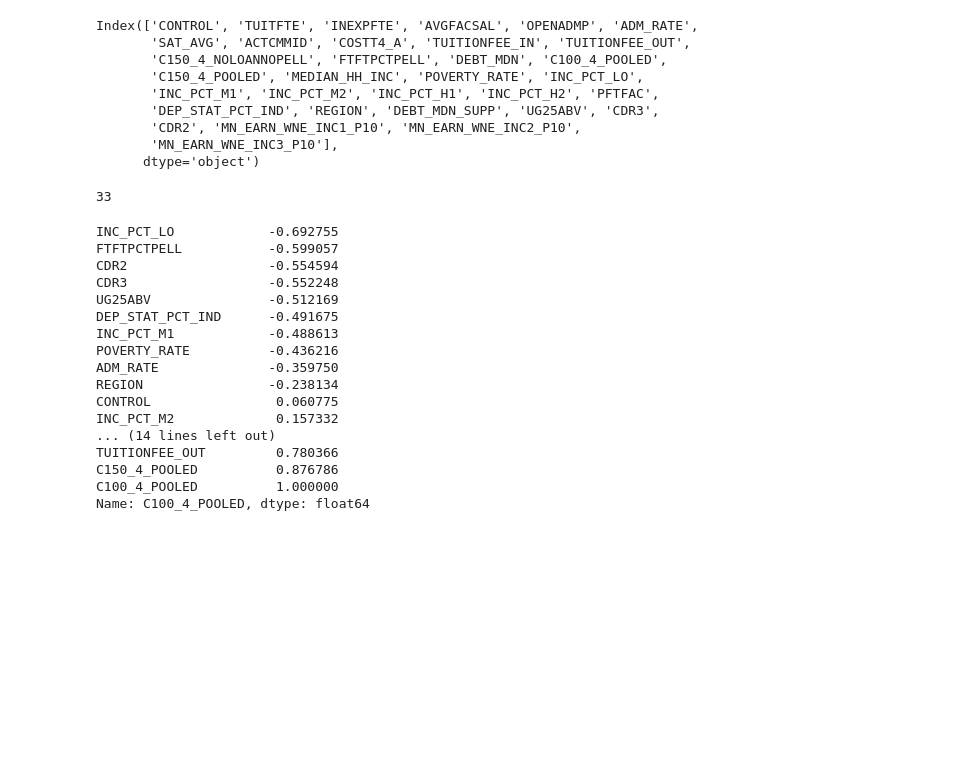
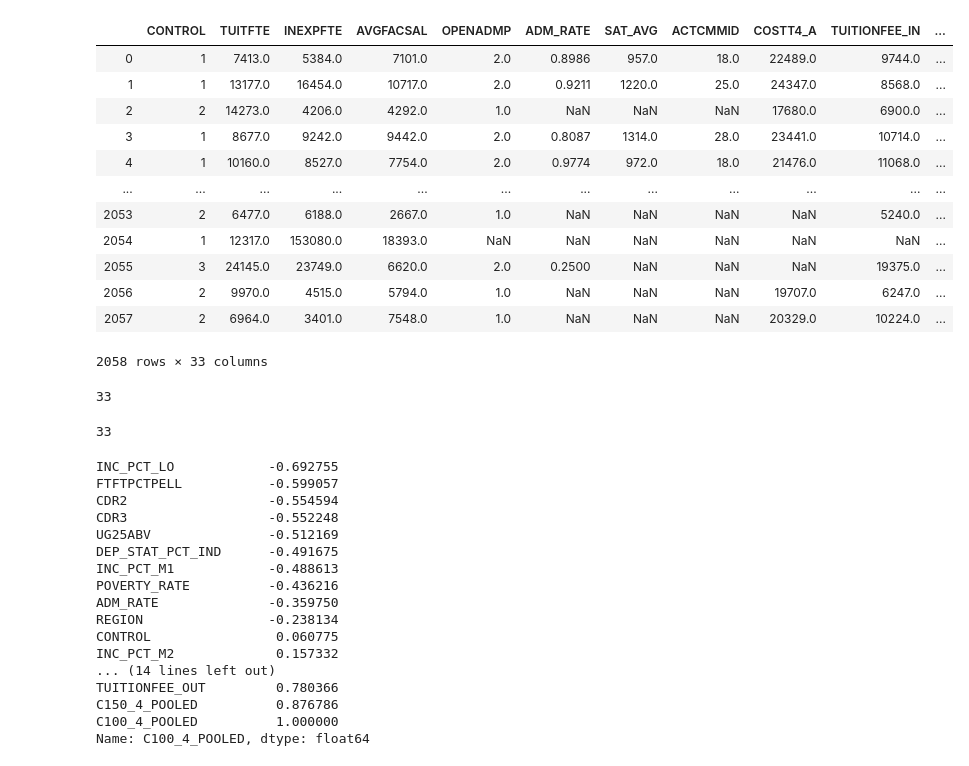
Before and after one commit to lcunningham24/Mod2Project, a Jupyter notebook: eda_visualizations_hypothesis.ipynb, the cells around one changed output. Cells and saved outputs as stored; diff of their text form; code cells hidden in the pictures; blank space fills up the shorter version.

```diff
--- a/eda_visualizations_hypothesis.ipynb
+++ b/eda_visualizations_hypothesis.ipynb
@@ -7,20 +7,28 @@ import matplotlib.pyplot as plt
 %matplotlib inline
 import seaborn as sns
 import scipy.stats as stats
+# %%
+df
+# %% [output]
+|  | CONTROL | TUITFTE | INEXPFTE | AVGFACSAL | OPENADMP | ADM_RATE | SAT_AVG | ACTCMMID | COSTT4_A | TUITIONFEE_IN | ... |
+| 0 | 1 | 7413.0 | 5384.0 | 7101.0 | 2.0 | 0.8986 | 957.0 | 18.0 | 22489.0 | 9744.0 | ... |
+| 1 | 1 | 13177.0 | 16454.0 | 10717.0 | 2.0 | 0.9211 | 1220.0 | 25.0 | 24347.0 | 8568.0 | ... |
+| 2 | 2 | 14273.0 | 4206.0 | 4292.0 | 1.0 | NaN | NaN | NaN | 17680.0 | 6900.0 | ... |
+| 3 | 1 | 8677.0 | 9242.0 | 9442.0 | 2.0 | 0.8087 | 1314.0 | 28.0 | 23441.0 | 10714.0 | ... |
+| 4 | 1 | 10160.0 | 8527.0 | 7754.0 | 2.0 | 0.9774 | 972.0 | 18.0 | 21476.0 | 11068.0 | ... |
+| ... | ... | ... | ... | ... | ... | ... | ... | ... | ... | ... | ... |
+| 2053 | 2 | 6477.0 | 6188.0 | 2667.0 | 1.0 | NaN | NaN | NaN | NaN | 5240.0 | ... |
+| 2054 | 1 | 12317.0 | 153080.0 | 18393.0 | NaN | NaN | NaN | NaN | NaN | NaN | ... |
+| 2055 | 3 | 24145.0 | 23749.0 | 6620.0 | 2.0 | 0.2500 | NaN | NaN | NaN | 19375.0 | ... |
+| 2056 | 2 | 9970.0 | 4515.0 | 5794.0 | 1.0 | NaN | NaN | NaN | 19707.0 | 6247.0 | ... |
+| 2057 | 2 | 6964.0 | 3401.0 | 7548.0 | 1.0 | NaN | NaN | NaN | 20329.0 | 10224.0 | ... |
+2058 rows × 33 columns
 # %%
 df = pd.read_csv('my_dataframe.csv')
 df = df.drop(columns=['Unnamed: 0'])
-df.columns
+len(df.columns)
 # %% [output]
-Index(['CONTROL', 'TUITFTE', 'INEXPFTE', 'AVGFACSAL', 'OPENADMP', 'ADM_RATE',
-       'SAT_AVG', 'ACTCMMID', 'COSTT4_A', 'TUITIONFEE_IN', 'TUITIONFEE_OUT',
-       'C150_4_NOLOANNOPELL', 'FTFTPCTPELL', 'DEBT_MDN', 'C100_4_POOLED',
-       'C150_4_POOLED', 'MEDIAN_HH_INC', 'POVERTY_RATE', 'INC_PCT_LO',
-       'INC_PCT_M1', 'INC_PCT_M2', 'INC_PCT_H1', 'INC_PCT_H2', 'PFTFAC',
-       'DEP_STAT_PCT_IND', 'REGION', 'DEBT_MDN_SUPP', 'UG25ABV', 'CDR3',
-       'CDR2', 'MN_EARN_WNE_INC1_P10', 'MN_EARN_WNE_INC2_P10',
-       'MN_EARN_WNE_INC3_P10'],
-      dtype='object')
+33
 # %%
 len(df.columns)
 # %% [output]
```
Also changed, not shown: 1 other file.
